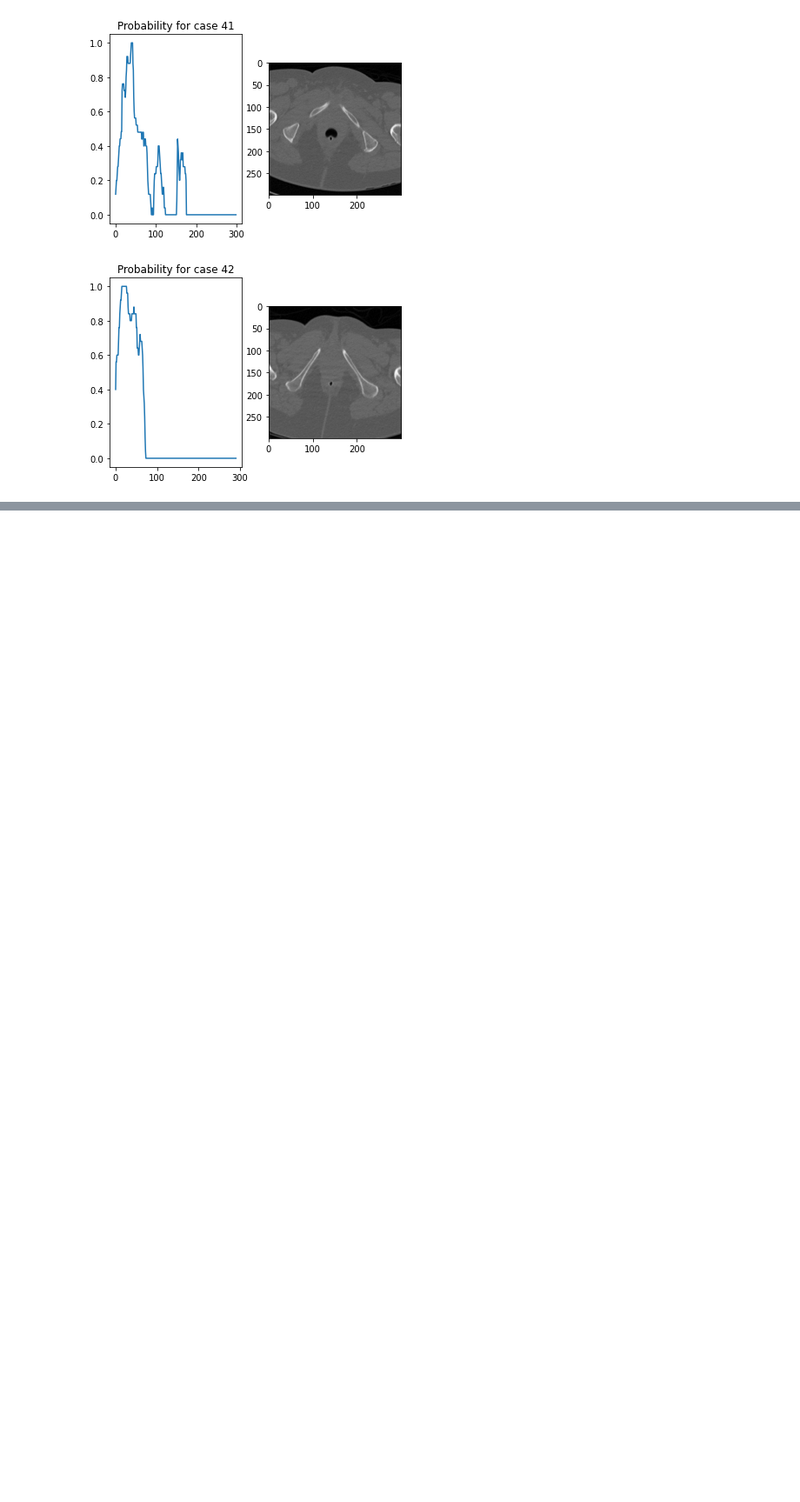
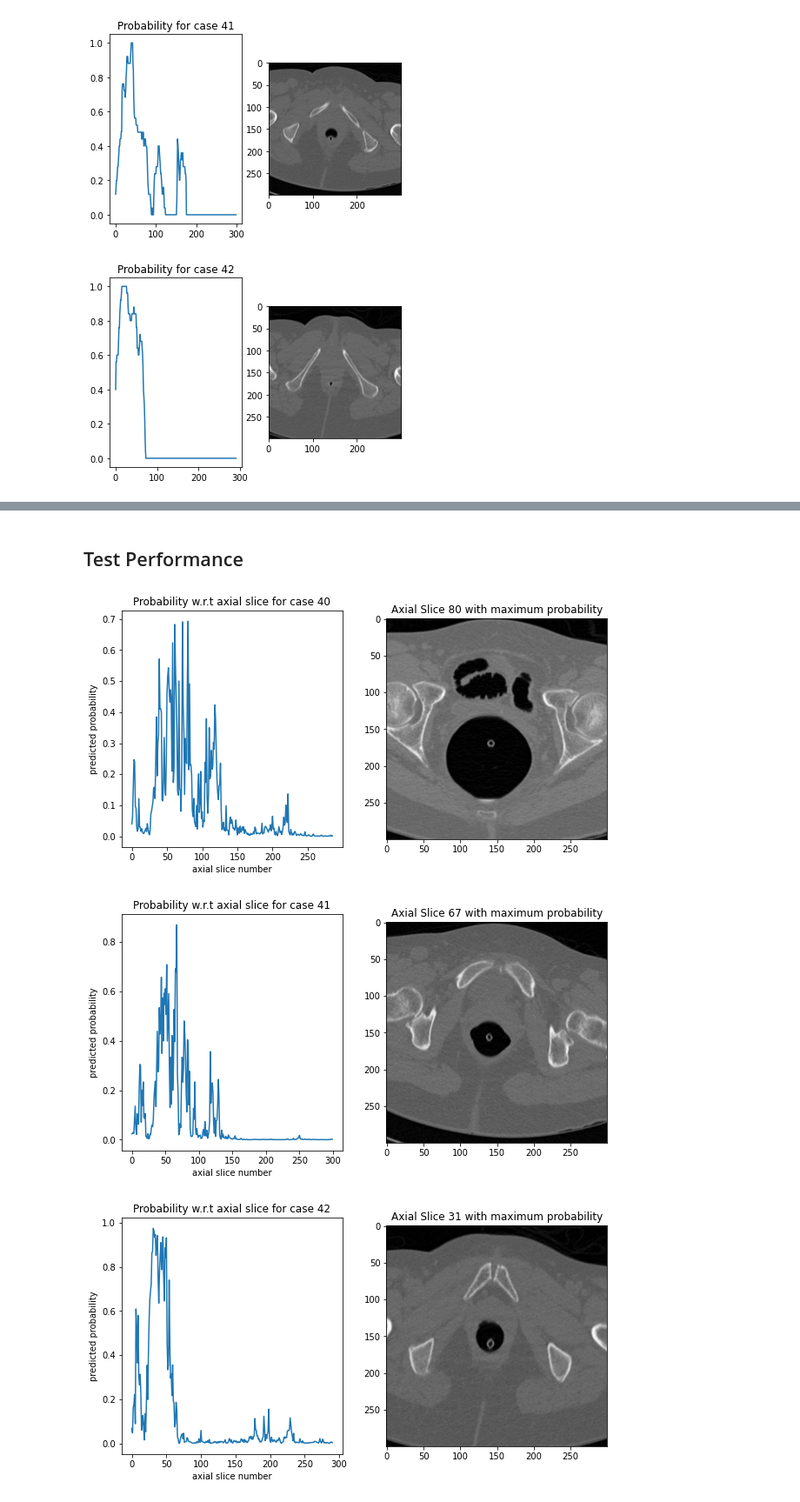
Before and after one commit to KenzaB27/segmentation-of-pelvic-bone, a Jupyter notebook: src/resnet.ipynb, the cells around one changed output, grey strips where cells are left out. Shown at 87% size. Drawn from its saved outputs; the diff is of its cells as text; code cells hidden in the pictures; blank space fills up the shorter version.

```diff
--- a/src/resnet.ipynb
+++ b/src/resnet.ipynb
@@ -78,6 +76,8 @@ data.cmn_img_3c[42].shape
 (291, 512, 512, 3)
 # %%
 X_train, y_train, X_val, y_val = data.X_train_3C, data.y_train, data.X_val_3C, data.y_val
+X_train = tf.image.per_image_standardization(X_train)
+X_val = tf.image.per_image_standardization(X_val)
 # %% [markdown]
 ## ResNet V2
 # %%
@@ -310,0 +400,30 @@ for id, cmn_img in data.cmn_img.items():
+# %% [markdown]
+## Test Performance
+# %%
+%%time
+for id, cmn_img in data.cmn_img_3c.items():
+  # X_flat = np.array([x.flatten() for x in cmn_img])
+  # X_flat = data.scaler.transform(X_flat)
+  # X = X_flat.reshape(cmn_img.shape)
+  # X = np.array(
+  #           [np.repeat(x[None, ...], 3, axis=0).T for x in X])
+  X_test = tf.image.per_image_standardization(cmn_img)
+  y_pred = model.predict(X_test)
+  argmax = np.argmax(y_pred)
+  plt.figure(figsize=(10,5))
+
+  plt.subplot(121)
+  plt.plot(y_pred)
+  plt.xlabel("axial slice number")
+  plt.ylabel("predicted probability")
+  plt.title(f"Probability w.r.t axial slice for case {id}")
+
+  plt.subplot(122)
+  plt.imshow(data.cmn_img[id][argmax], cmap="gray")
+  plt.title(f"Axial Slice {argmax} with maximum probability")
+  plt.savefig(f'{PATH}/images/densenet128_{id}.png')
+  plt.show()
+# %% [output]
+[figure, added]
+[figure, added]
+[figure, added]
```
Also changed, not shown: parts of 14 cells of this notebook.
